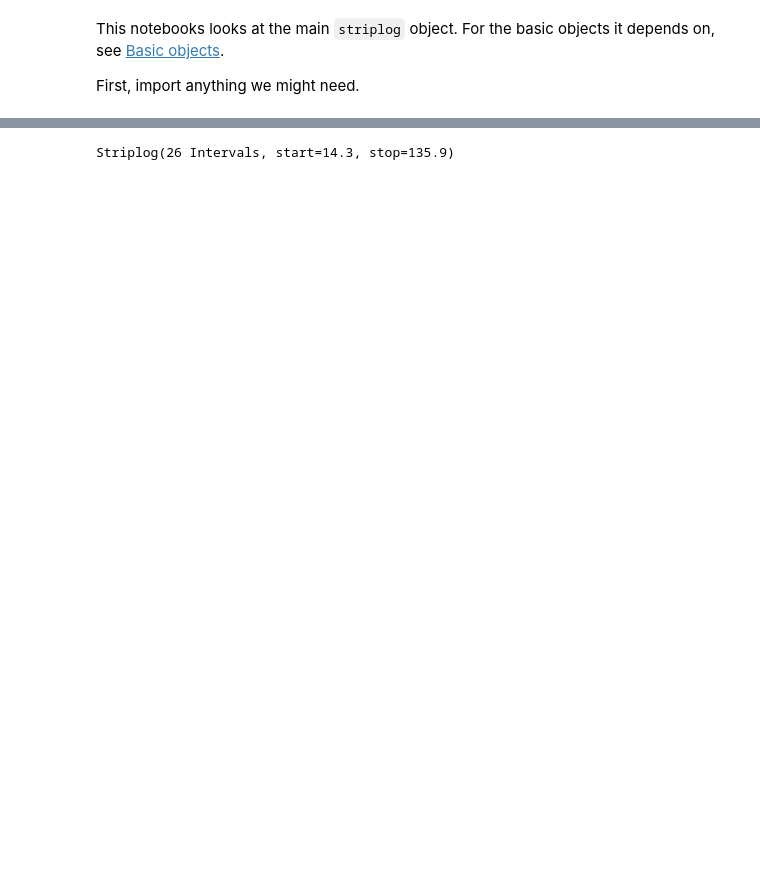
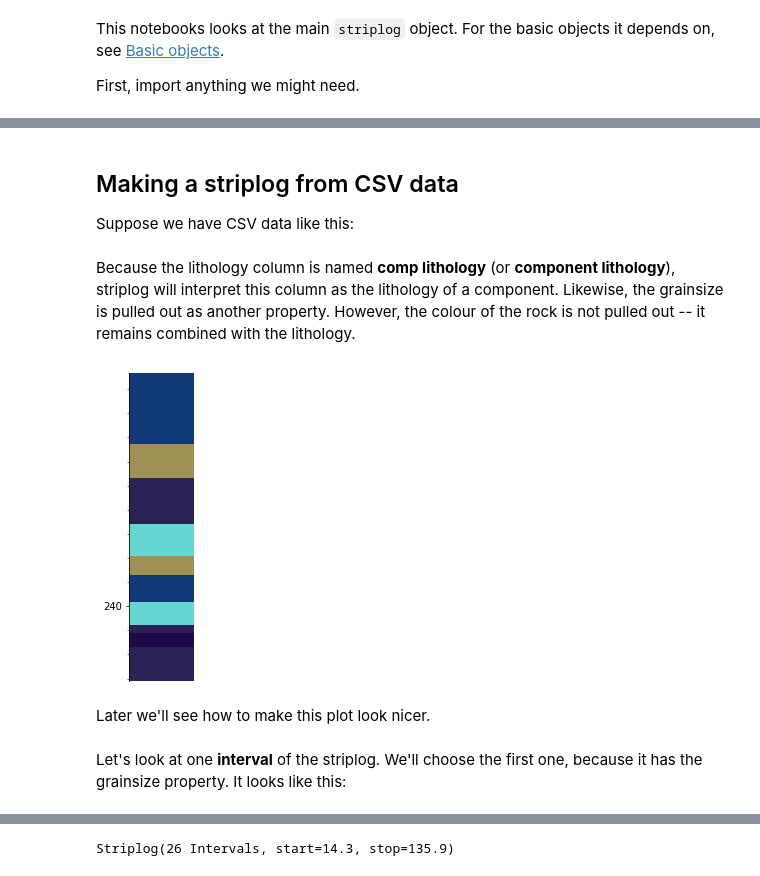
Before and after one commit to agilescientific/striplog, a Jupyter notebook: docs/tutorial/01_Basics.ipynb, the cells around one changed output, grey strips where cells are left out. Cells and saved outputs as stored; diff of their text form; code cells hidden in the pictures; blank space fills up the shorter version.

```diff
--- a/docs/tutorial/01_Basics.ipynb
+++ b/docs/tutorial/01_Basics.ipynb
@@ -18,0 +15,31 @@ striplog.__version__
+# %% [markdown]
+## Making a striplog from CSV data
+
+Suppose we have CSV data like this:
+# %%
+csv_string = """top, base, comp lithology, comp grainsize
+  230.329,  233.269,  Grey sandstone, vf-f
+  233.269,  234.700,  Anhydrite,
+  234.700,  236.596,  Dolomite,
+  236.596,  237.911,  Red siltstone,
+  237.911,  238.723,  Anhydrite,
+  238.723,  239.807,  Grey sandstone, vf-f
+  239.807,  240.774,  Red siltstone,
+  240.774,  241.122,  Dolomite,
+  241.122,  241.702,  Grey siltstone,
+  241.702,  243.095,  Dolomite,
+"""
+# %% [markdown]
+Because the lithology column is named **comp lithology** (or **component lithology**), striplog will interpret this column as the lithology of a component. Likewise, the grainsize is pulled out as another property. However, the colour of the rock is not pulled out -- it remains combined with the lithology.
+# %%
+from striplog import Striplog
+
+strip = Striplog.from_csv(text=csv_string)
+# %%
+strip.plot(aspect=3)
+# %% [output]
+[figure, added]
+# %% [markdown]
+Later we'll see how to make this plot look nicer.
+# %% [markdown]
+Let's look at one **interval** of the striplog. We'll choose the first one, because it has the grainsize property. It looks like this:
```
Also changed, not shown: parts of 67 cells of this notebook, 1 other file.
